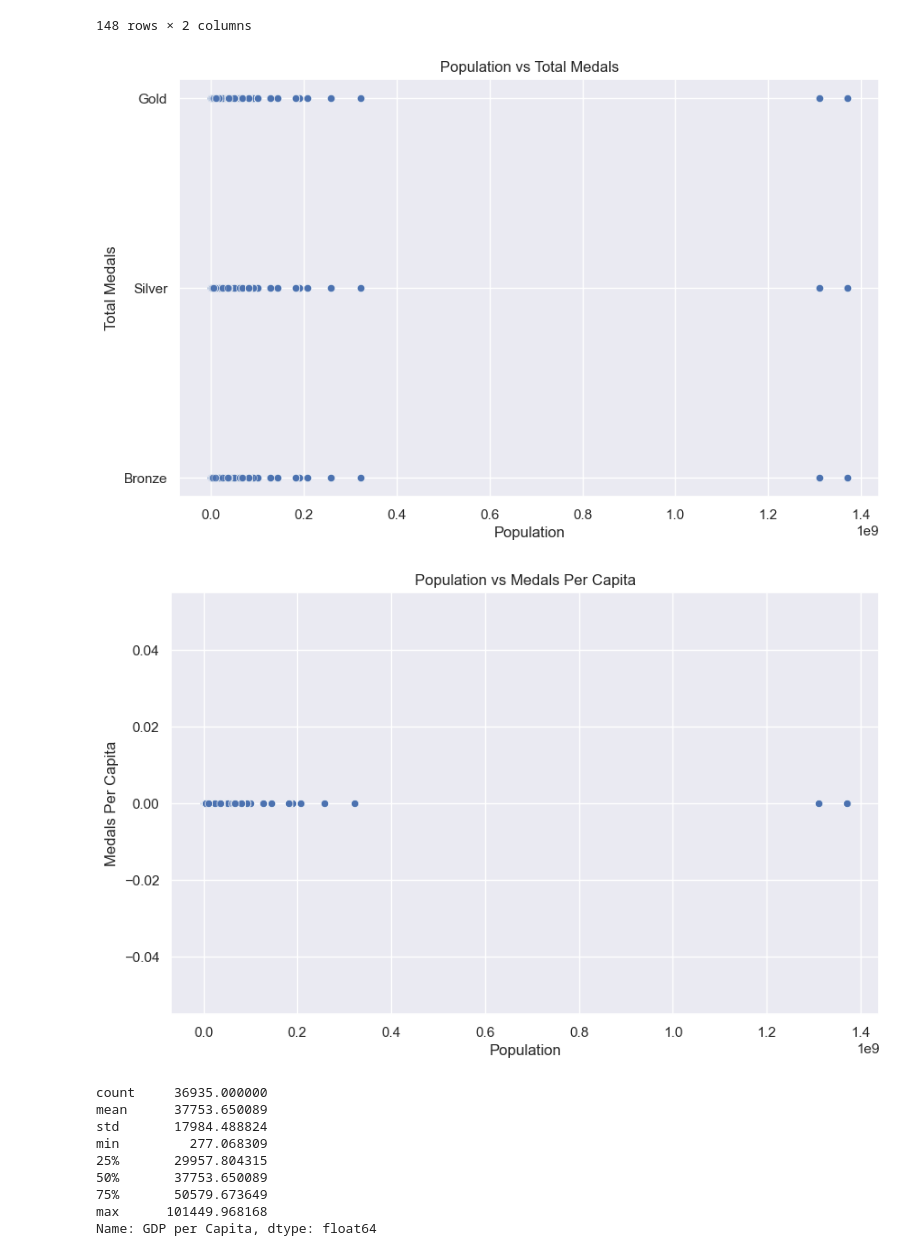
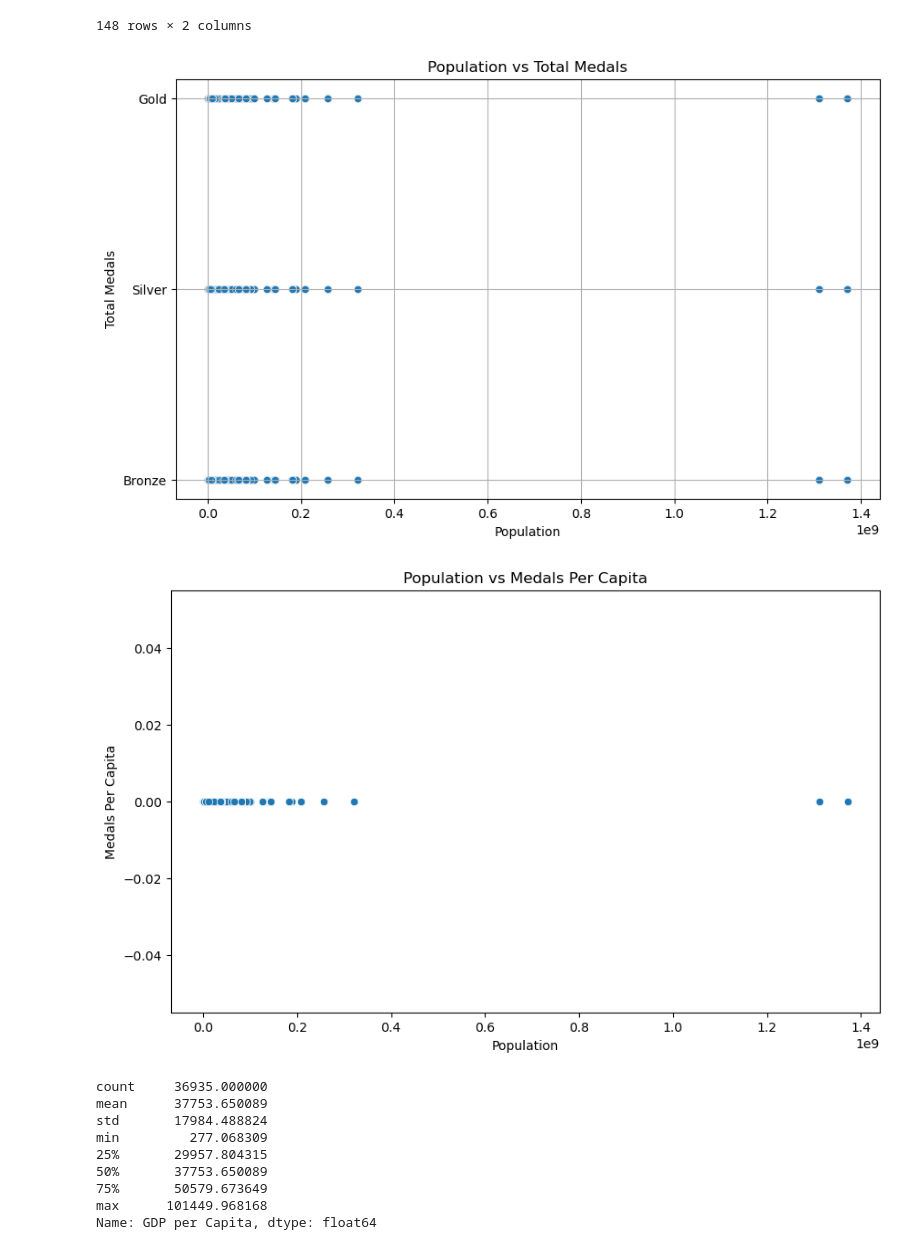
Before and after one commit to mohamedmahmoud26/Olympic_Analysis, a Jupyter notebook: Olympic Analysis.ipynb, the cells around one changed output. Saved outputs shown, nothing was run; the diff lists cells and outputs as text; code cells hidden in the pictures.

```diff
--- a/Olympic Analysis.ipynb
+++ b/Olympic Analysis.ipynb
@@ -1,12 +10,16 @@
 # %% [markdown]
 # Importing libraries & data
 # %%
-import numpy as np
-import pandas as pd
-import matplotlib.pyplot as plt
-import seaborn as sns
-%matplotlib inline
+import numpy as np  # Importing NumPy for numerical computations
+
+import pandas as pd  # Importing pandas for data manipulation and analysis
+
+import matplotlib.pyplot as plt  # Importing Matplotlib for data visualization
+
+import seaborn as sns  # Importing Seaborn for statistical data visualization
+
+# %matplotlib inline  # Enabling inline plotting for Jupyter Notebook (ensures plots appear directly in the notebook)
+
 import warnings
-warnings.filterwarnings("ignore")
-sns.set()
+warnings.filterwarnings("ignore")  # Disabling warnings to keep the output clean
 # %% [markdown]
@@ -485,12 +635,27 @@ medals_per_country
 148 rows × 2 columns
 # %%
 plt.figure(figsize=(10, 6))
+# Creating a figure with a specified size (10 inches by 6 inches).
+
 sns.scatterplot(x='Population', y='Medal', data=df_olympic, alpha=0.7)
+# Creating a scatter plot to visualize the relationship between a country's population and the number of medals won.
+# 'alpha=0.7' sets the transparency level to make overlapping points more visible.
+
 plt.title('Population vs Total Medals')
+# Setting the title of the plot.
+
 plt.xlabel('Population')
+# Labeling the x-axis.
+
 plt.ylabel('Total Medals')
+# Labeling the y-axis.
+
+plt.grid()
+# Adding grid lines for better readability.
+
 plt.show()
+# Displaying the plot.
 # %% [output]
-[figure, old version]
+[figure, new version]
 # %%
 df_olympic['Population'] = pd.to_numeric(df_olympic['Population'], errors='coerce')
@@ -501,11 +674,22 @@ df_olympic['Medals_Per_Capita'].fillna(0, inplace=True)
 # %%
 plt.figure(figsize=(10, 6))
+# Creating a figure with a specified size (10 inches by 6 inches).
+
 sns.scatterplot(data=df_olympic, x='Population', y='Medals_Per_Capita')
+# Creating a scatter plot to visualize the relationship between population size and medals per capita.
+
 plt.title('Population vs Medals Per Capita')
+# Setting the title of the plot.
+
 plt.xlabel('Population')
+# Labeling the x-axis.
+
 plt.ylabel('Medals Per Capita')
+# Labeling the y-axis.
+
 plt.show()
+# Displaying the plot.
 # %% [output]
-[figure, old version]
+[figure, new version]
 # %%
 df_olympic['GDP per Capita'] = pd.to_numeric(df_olympic['GDP per Capita'], errors='coerce')
```
Also changed, not shown: parts of 50 cells of this notebook.
